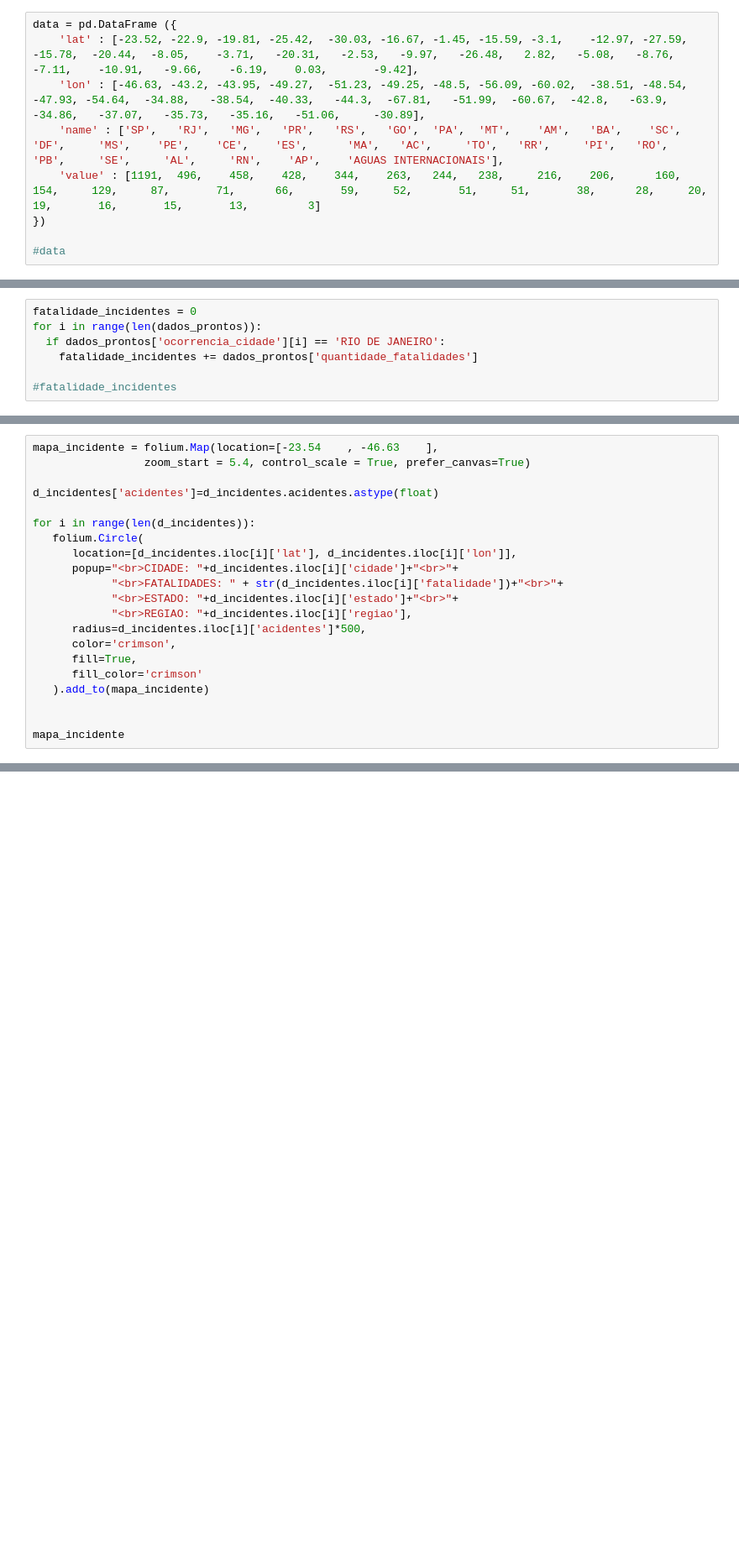
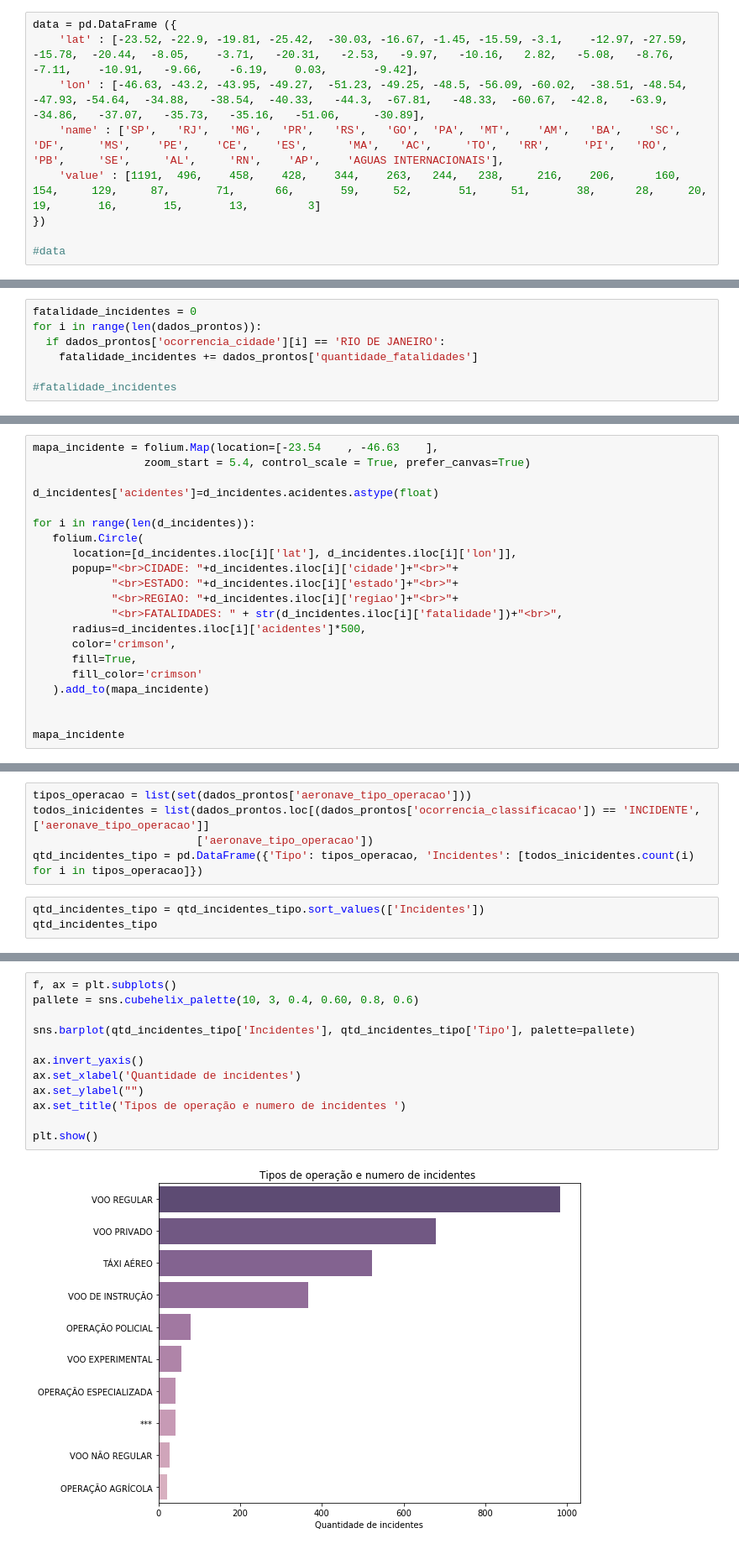
Before and after one commit to jhiltonsantos/ADS-Estatistica-IFPI, a Jupyter notebook: AcidentesAereosBR.ipynb, the cells around one changed output, grey strips where cells are left out. Shown at 84% size. Cells and saved outputs as stored; diff of their text form; blank space fills up the shorter version.

```diff
--- a/AcidentesAereosBR.ipynb
+++ b/AcidentesAereosBR.ipynb
@@ -271,7 +297,7 @@ v
 # %%
 data = pd.DataFrame ({
-    'lat' : [-23.52, -22.9, -19.81, -25.42,  -30.03, -16.67, -1.45, -15.59, -3.1,    -12.97, -27.59,  -15.78,  -20.44,  -8.05,    -3.71,   -20.31,   -2.53,   -9.97,   -26.48,   2.82,   -5.08,   -8.76,  -7.11,    -10.91,   -9.66,    -6.19,    0.03,       -9.42],
-    'lon' : [-46.63, -43.2, -43.95, -49.27,  -51.23, -49.25, -48.5, -56.09, -60.02,  -38.51, -48.54,   -47.93, -54.64,  -34.88,   -38.54,  -40.33,   -44.3,  -67.81,   -51.99,  -60.67,  -42.8,   -63.9,  -34.86,   -37.07,   -35.73,   -35.16,   -51.06,     -30.89],
+    'lat' : [-23.52, -22.9, -19.81, -25.42,  -30.03, -16.67, -1.45, -15.59, -3.1,    -12.97, -27.59,  -15.78,  -20.44,  -8.05,    -3.71,   -20.31,   -2.53,   -9.97,   -10.16,   2.82,   -5.08,   -8.76,  -7.11,    -10.91,   -9.66,    -6.19,    0.03,       -9.42],
+    'lon' : [-46.63, -43.2, -43.95, -49.27,  -51.23, -49.25, -48.5, -56.09, -60.02,  -38.51, -48.54,   -47.93, -54.64,  -34.88,   -38.54,  -40.33,   -44.3,  -67.81,   -48.33,  -60.67,  -42.8,   -63.9,  -34.86,   -37.07,   -35.73,   -35.16,   -51.06,     -30.89],
     'name' : ['SP',   'RJ',   'MG',   'PR',   'RS',   'GO',  'PA',  'MT',    'AM',   'BA',    'SC',   'DF',     'MS',    'PE',    'CE',    'ES',      'MA',   'AC',     'TO',   'RR',     'PI',   'RO',   'PB',     'SE',     'AL',     'RN',    'AP',    'AGUAS INTERNACIONAIS'],
     'value' : [1191,  496,    458,    428,    344,    263,   244,   238,     216,    206,      160,    154,     129,     87,       71,      66,       59,     52,       51,     51,       38,      28,     20,      19,       16,       15,       13,         3]
 })
@@ -390,9 +437,9 @@ for i in range(len(d_incidentes)):
    folium.Circle(
       location=[d_incidentes.iloc[i]['lat'], d_incidentes.iloc[i]['lon']],
       popup="<br>CIDADE: "+d_incidentes.iloc[i]['cidade']+"<br>"+
-            "<br>FATALIDADES: " + str(d_incidentes.iloc[i]['fatalidade'])+"<br>"+
             "<br>ESTADO: "+d_incidentes.iloc[i]['estado']+"<br>"+
-            "<br>REGIAO: "+d_incidentes.iloc[i]['regiao'],
+            "<br>REGIAO: "+d_incidentes.iloc[i]['regiao']+"<br>"+
+            "<br>FATALIDADES: " + str(d_incidentes.iloc[i]['fatalidade'])+"<br>",
       radius=d_incidentes.iloc[i]['acidentes']*500,
       color='crimson',
       fill=True,
@@ -405,0 +456,8 @@ mapa_incidente
+# %%
+tipos_operacao = list(set(dados_prontos['aeronave_tipo_operacao']))
+todos_inicidentes = list(dados_prontos.loc[(dados_prontos['ocorrencia_classificacao']) == 'INCIDENTE', ['aeronave_tipo_operacao']]
+                         ['aeronave_tipo_operacao'])
+qtd_incidentes_tipo = pd.DataFrame({'Tipo': tipos_operacao, 'Incidentes': [todos_inicidentes.count(i) for i in tipos_operacao]})
+# %%
+qtd_incidentes_tipo = qtd_incidentes_tipo.sort_values(['Incidentes'])
+qtd_incidentes_tipo
@@ -405,0 +476,14 @@ mapa_incidente
+# %%
+f, ax = plt.subplots()
+pallete = sns.cubehelix_palette(10, 3, 0.4, 0.60, 0.8, 0.6)
+
+sns.barplot(qtd_incidentes_tipo['Incidentes'], qtd_incidentes_tipo['Tipo'], palette=pallete)
+
+ax.invert_yaxis()
+ax.set_xlabel('Quantidade de incidentes')
+ax.set_ylabel("")
+ax.set_title('Tipos de operação e numero de incidentes ')
+
+plt.show()
+# %% [output]
+[figure, added]
```
Also changed, not shown: parts of 17 cells of this notebook.
